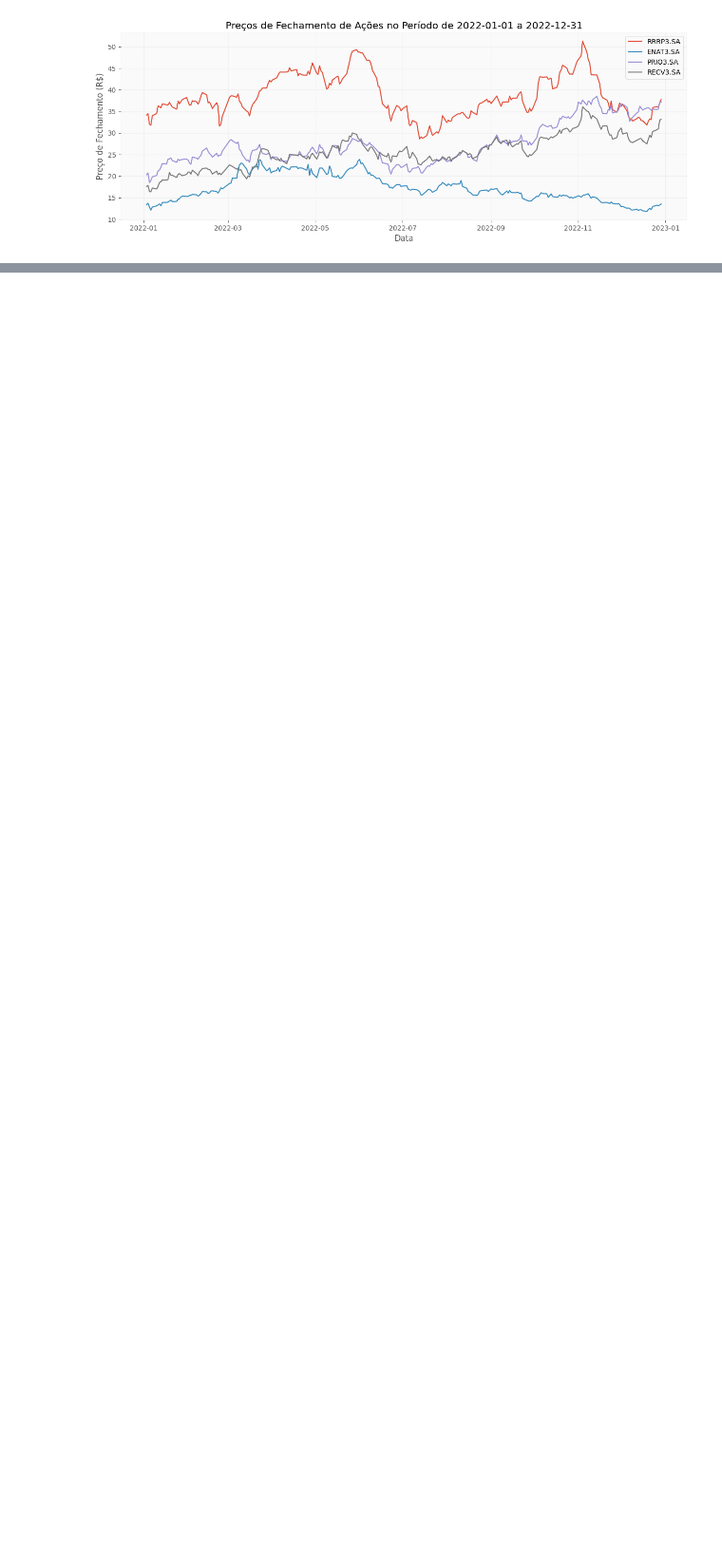
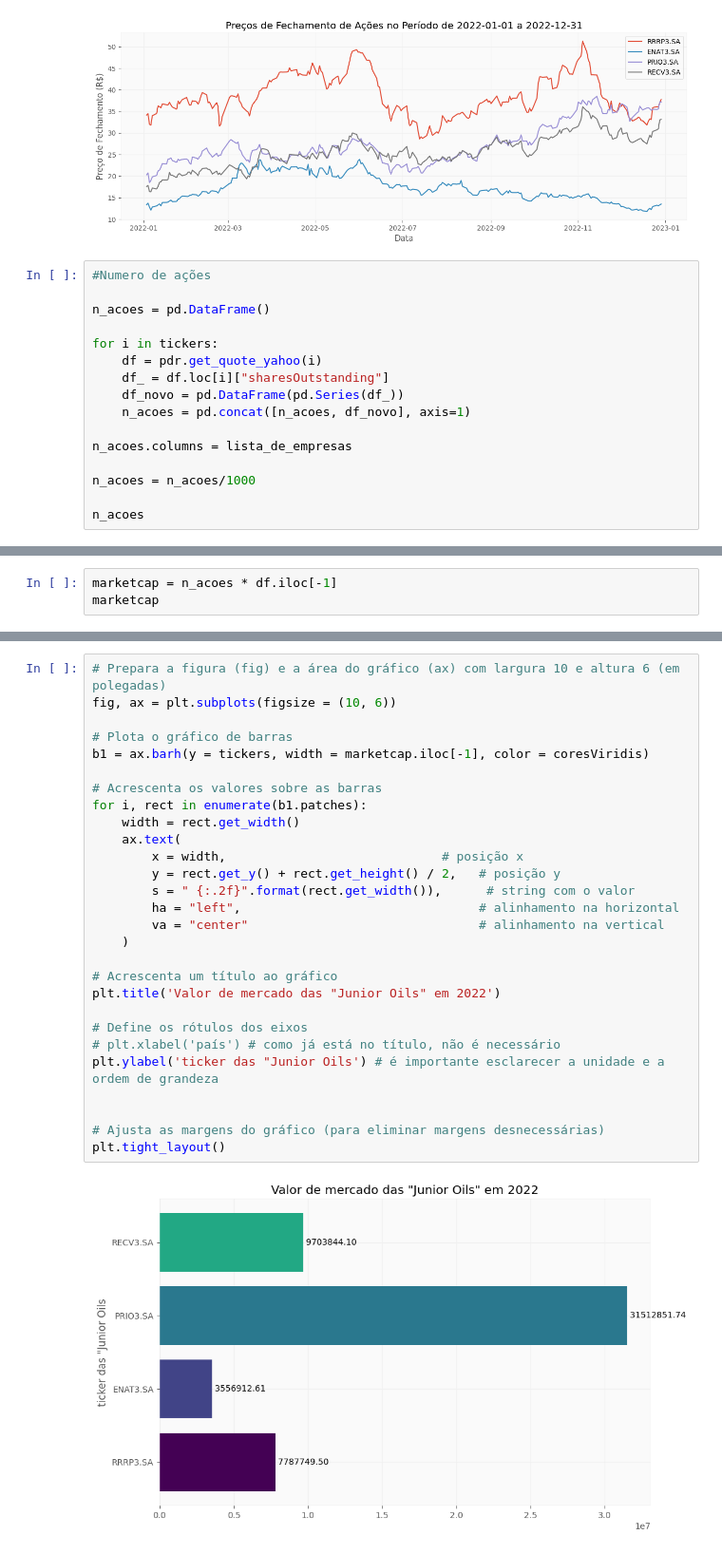
Before and after one commit to Wsouza36/Ciencia-de-Dados---PUC, a Jupyter notebook: MVP_CD_Análise_Financeira.ipynb, the cells around one changed output, grey strips where cells are left out. Shown at 95% size. Cells and saved outputs as stored; diff of their text form; blank space fills up the shorter version.

```diff
--- a/MVP_CD_Análise_Financeira.ipynb
+++ b/MVP_CD_Análise_Financeira.ipynb
@@ -1282,3 +1274,19 @@ ax.legend()
 plt.show()
 # %% [output]
 [figure]
+# %%
+#Numero de ações
+
+n_acoes = pd.DataFrame()
+
+for i in tickers:
+    df = pdr.get_quote_yahoo(i)
+    df_ = df.loc[i]["sharesOutstanding"]
+    df_novo = pd.DataFrame(pd.Series(df_))
+    n_acoes = pd.concat([n_acoes, df_novo], axis=1)
+
+n_acoes.columns = lista_de_empresas
+
+n_acoes = n_acoes/1000
+
+n_acoes
@@ -1284,0 +1300,3 @@ plt.show()
+# %%
+marketcap = n_acoes * df.iloc[-1]
+marketcap
@@ -1284,0 +1306,30 @@ plt.show()
+# %%
+# Prepara a figura (fig) e a área do gráfico (ax) com largura 10 e altura 6 (em polegadas)
+fig, ax = plt.subplots(figsize = (10, 6))
+
+# Plota o gráfico de barras
+b1 = ax.barh(y = tickers, width = marketcap.iloc[-1], color = coresViridis)
+
+# Acrescenta os valores sobre as barras
+for i, rect in enumerate(b1.patches):
+    width = rect.get_width()
+    ax.text(
+        x = width,                             # posição x
+        y = rect.get_y() + rect.get_height() / 2,   # posição y
+        s = " {:.2f}".format(rect.get_width()),      # string com o valor
+        ha = "left",                                # alinhamento na horizontal
+        va = "center"                               # alinhamento na vertical
+    )
+
+# Acrescenta um título ao gráfico
+plt.title('Valor de mercado das "Junior Oils" em 2022')
+
+# Define os rótulos dos eixos
+# plt.xlabel('país') # como já está no título, não é necessário
+plt.ylabel('ticker das "Junior Oils') # é importante esclarecer a unidade e a ordem de grandeza
+
+
+# Ajusta as margens do gráfico (para eliminar margens desnecessárias)
+plt.tight_layout()
+# %% [output]
+[figure, added]
```
Also changed, not shown: parts of 14 cells of this notebook.
